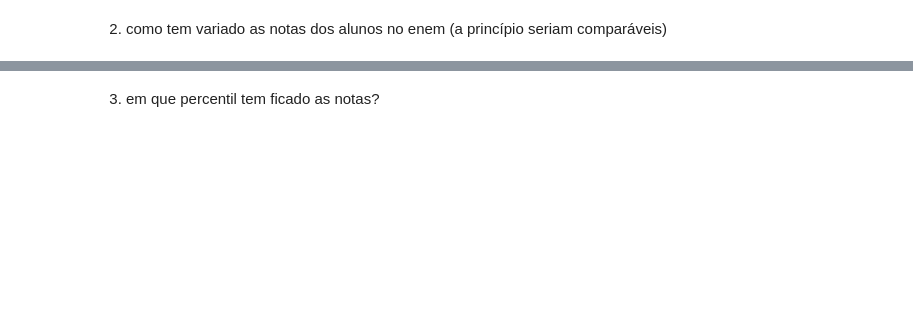
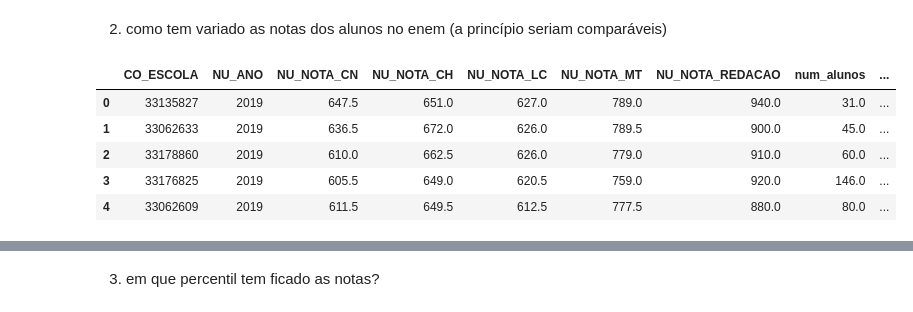
Before and after one commit to pauloneves/educacao, a Jupyter notebook: 07_csvp_altair.ipynb, the cells around one changed output, grey strips where cells are left out. Drawn from its saved outputs; the diff is of its cells as text; code cells hidden in the pictures; blank space fills up the shorter version.

```diff
--- a/07_csvp_altair.ipynb
+++ b/07_csvp_altair.ipynb
@@ -144,3 +144,14 @@ line_chart(df_sv_periodo_no) & line_chart(df_sv_periodo_per)
 [interactive output not drawn]
 # %% [markdown]
 2. como tem variado as notas dos alunos no enem (a princípio seriam comparáveis)
+# %%
+df_enem = pd.read_feather("dados/enem_anos.feather")
+# %%
+df_enem.head()
+# %% [output]
+|  | CO_ESCOLA | NU_ANO | NU_NOTA_CN | NU_NOTA_CH | NU_NOTA_LC | NU_NOTA_MT | NU_NOTA_REDACAO | num_alunos | ... |
+| 0 | 33135827 | 2019 | 647.5 | 651.0 | 627.0 | 789.0 | 940.0 | 31.0 | ... |
+| 1 | 33062633 | 2019 | 636.5 | 672.0 | 626.0 | 789.5 | 900.0 | 45.0 | ... |
+| 2 | 33178860 | 2019 | 610.0 | 662.5 | 626.0 | 779.0 | 910.0 | 60.0 | ... |
+| 3 | 33176825 | 2019 | 605.5 | 649.0 | 620.5 | 759.0 | 920.0 | 146.0 | ... |
+| 4 | 33062609 | 2019 | 611.5 | 649.5 | 612.5 | 777.5 | 880.0 | 80.0 | ... |
```
Also changed, not shown: parts of 2 cells of this notebook, 5 other files.
